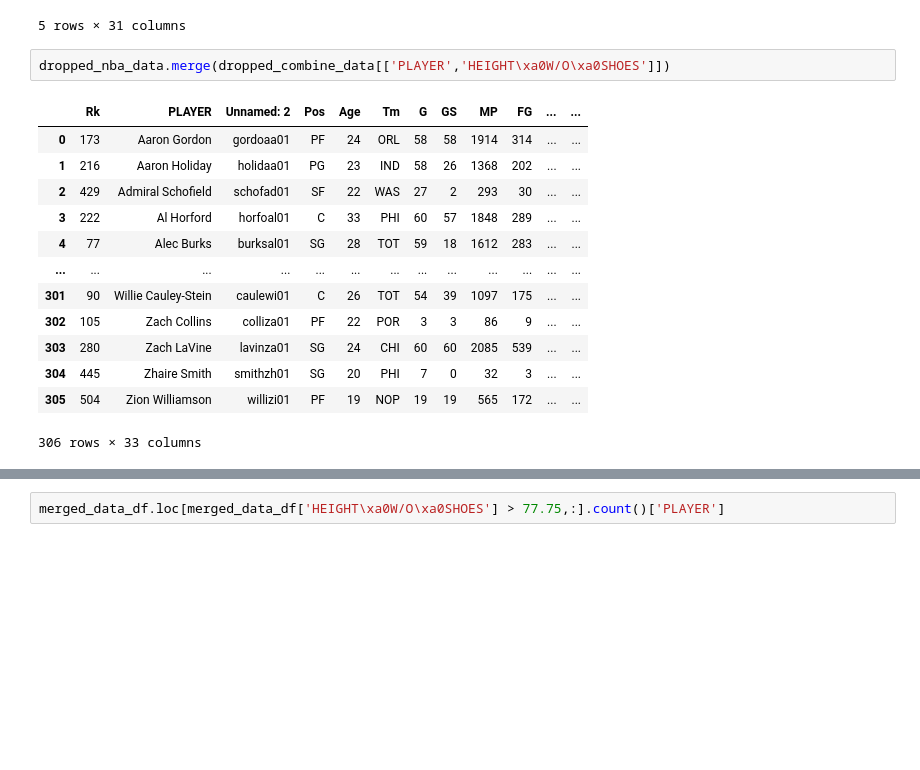
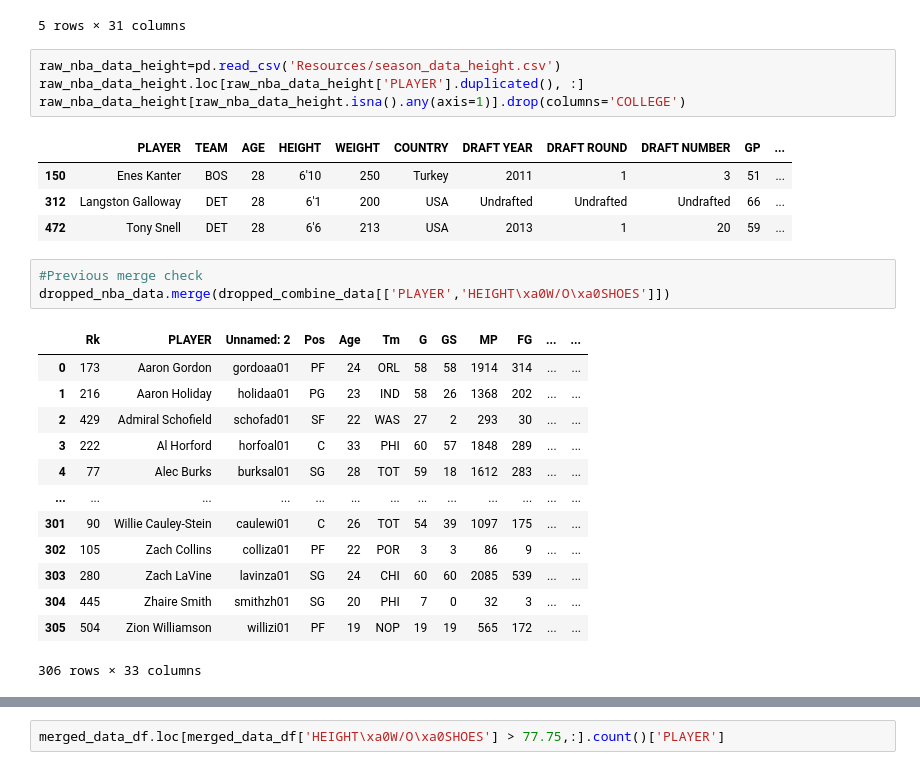
Before and after one commit to adithyav09/Group-APIs-Project, a Jupyter notebook: NBA_DATA.ipynb, the cells around one changed output, grey strips where cells are left out. Saved outputs shown, nothing was run; the diff lists cells and outputs as text; blank space fills up the shorter version.

```diff
--- a/NBA_DATA.ipynb
+++ b/NBA_DATA.ipynb
@@ -313,7 +332,17 @@ Total Rows/Columns Combined Data (1327, 10)
 | 3 | 338 | Adam Mokoka | mokokad01 | SG | 21 | CHI | 11 | 0 | 112 | 12 | ... | ... |
 | 4 | 429 | Admiral Schofield | schofad01 | SF | 22 | WAS | 27 | 2 | 293 | 30 | ... | ... |
 5 rows × 31 columns
+# %%
+raw_nba_data_height=pd.read_csv('Resources/season_data_height.csv')
+raw_nba_data_height.loc[raw_nba_data_height['PLAYER'].duplicated(), :]
+raw_nba_data_height[raw_nba_data_height.isna().any(axis=1)].drop(columns='COLLEGE')
+# %% [output]
+|  | PLAYER | TEAM | AGE | HEIGHT | WEIGHT | COUNTRY | DRAFT YEAR | DRAFT ROUND | DRAFT NUMBER | GP | ... |
+| 150 | Enes Kanter | BOS | 28 | 6'10 | 250 | Turkey | 2011 | 1 | 3 | 51 | ... |
+| 312 | Langston Galloway | DET | 28 | 6'1 | 200 | USA | Undrafted | Undrafted | Undrafted | 66 | ... |
+| 472 | Tony Snell | DET | 28 | 6'6 | 213 | USA | 2013 | 1 | 20 | 59 | ... |
 # %%
+#Previous merge check
 dropped_nba_data.merge(dropped_combine_data[['PLAYER','HEIGHT\xa0W/O\xa0SHOES']])
 # %% [output]
 |  | Rk | PLAYER | Unnamed: 2 | Pos | Age | Tm | G | GS | MP | FG | ... | ... |
```
Also changed, not shown: parts of 4 cells of this notebook, 4 other files.
